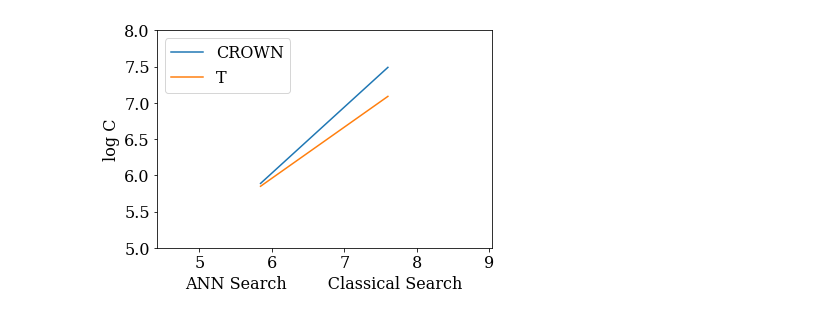
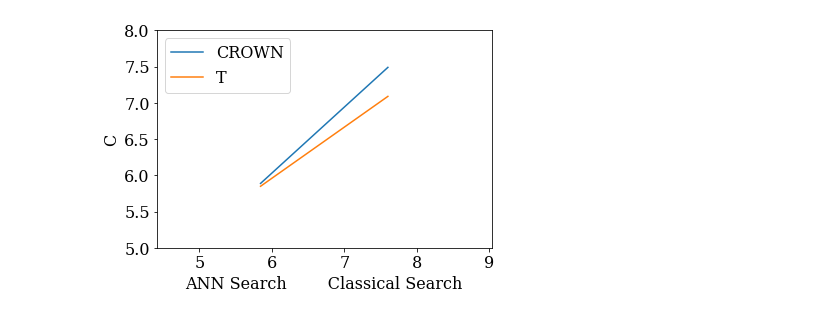
Before and after one commit to akashdhruv/FlowX, a Jupyter notebook: examples/imbound/levelset_mapping/stats.ipynb, the cells around one changed output. Saved outputs shown, nothing was run; the diff lists cells and outputs as text; code cells hidden in the pictures.

```diff
--- a/examples/imbound/levelset_mapping/stats.ipynb
+++ b/examples/imbound/levelset_mapping/stats.ipynb
@@ -8,14 +11,14 @@ data_ref = numpy.array([7e5, 4e7])
 # %%
 pyplot.rc('font', family='serif', size=16)
 pyplot.figure()
 pyplot.xlabel('ANN Search        Classical Search')
-pyplot.ylabel('log C')
+pyplot.ylabel('C')
 pyplot.plot(numpy.log10(data_ref), numpy.log10(data_crown))
 pyplot.plot(numpy.log10(data_ref), numpy.log10(data_tshape))
 pyplot.legend(['CROWN', 'T'])
 pyplot.axis('scaled', adjustable='box')
 pyplot.axis('equal')
 pyplot.ylim(5, 8)
 pyplot.show()
 # %% [output]
-[figure, old version]
+[figure, new version]
```
Also changed, not shown: parts of 2 cells of this notebook, 6 other files.
